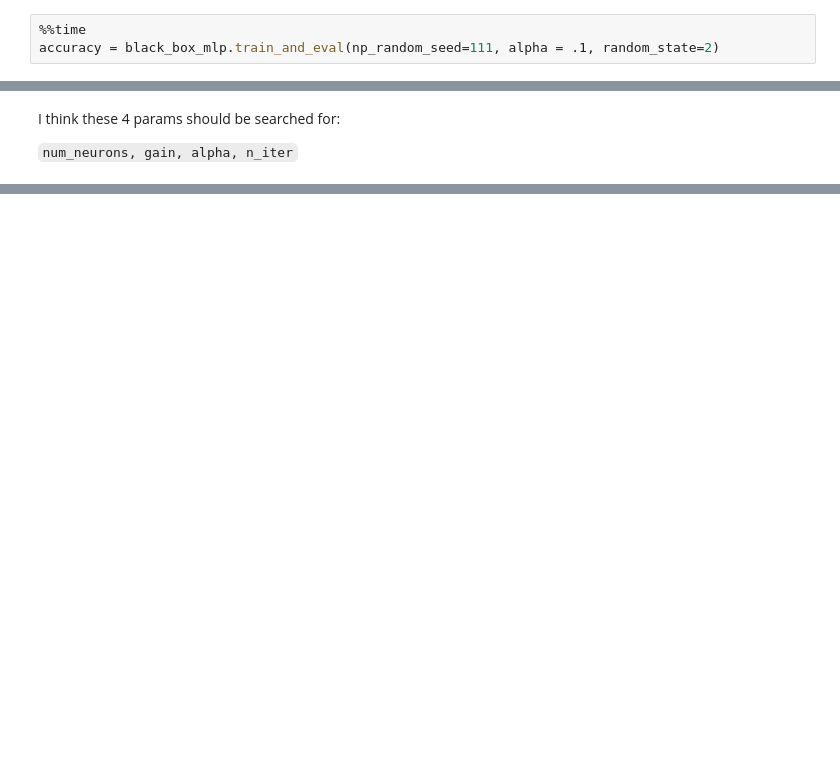
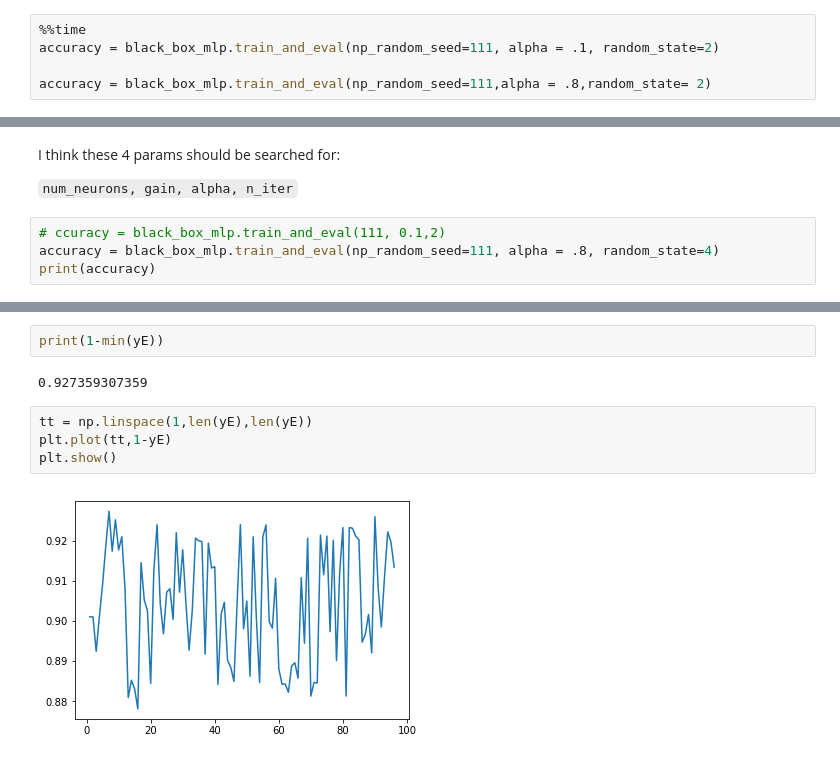
Before and after one commit to salimoha/mnist-mlp, a Jupyter notebook: demo.ipynb, the cells around one changed output, grey strips where cells are left out. Saved outputs shown, nothing was run; the diff lists cells and outputs as text; blank space fills up the shorter version.

```diff
--- a/demo.ipynb
+++ b/demo.ipynb
@@ -23,4 +23,6 @@ import black_box_mlp
 # %%
 %%time
 accuracy = black_box_mlp.train_and_eval(np_random_seed=111, alpha = .1, random_state=2)
+
+accuracy = black_box_mlp.train_and_eval(np_random_seed=111,alpha = .8,random_state= 2)
 # %% [output]
@@ -45,3 +47,7 @@ Wall time: 1min 57s
 I think these 4 params should be  searched for:
 
    `num_neurons, gain, alpha, n_iter`
+# %%
+# ccuracy = black_box_mlp.train_and_eval(111, 0.1,2)
+accuracy = black_box_mlp.train_and_eval(np_random_seed=111, alpha = .8, random_state=4)
+print(accuracy)
@@ -47,0 +439,10 @@ I think these 4 params should be  searched for:
+# %%
+print(1-min(yE))
+# %% [output]
+0.927359307359
+# %%
+tt = np.linspace(1,len(yE),len(yE))
+plt.plot(tt,1-yE)
+plt.show()
+# %% [output]
+[figure, added]
```
Also changed, not shown: parts of 21 cells of this notebook.
